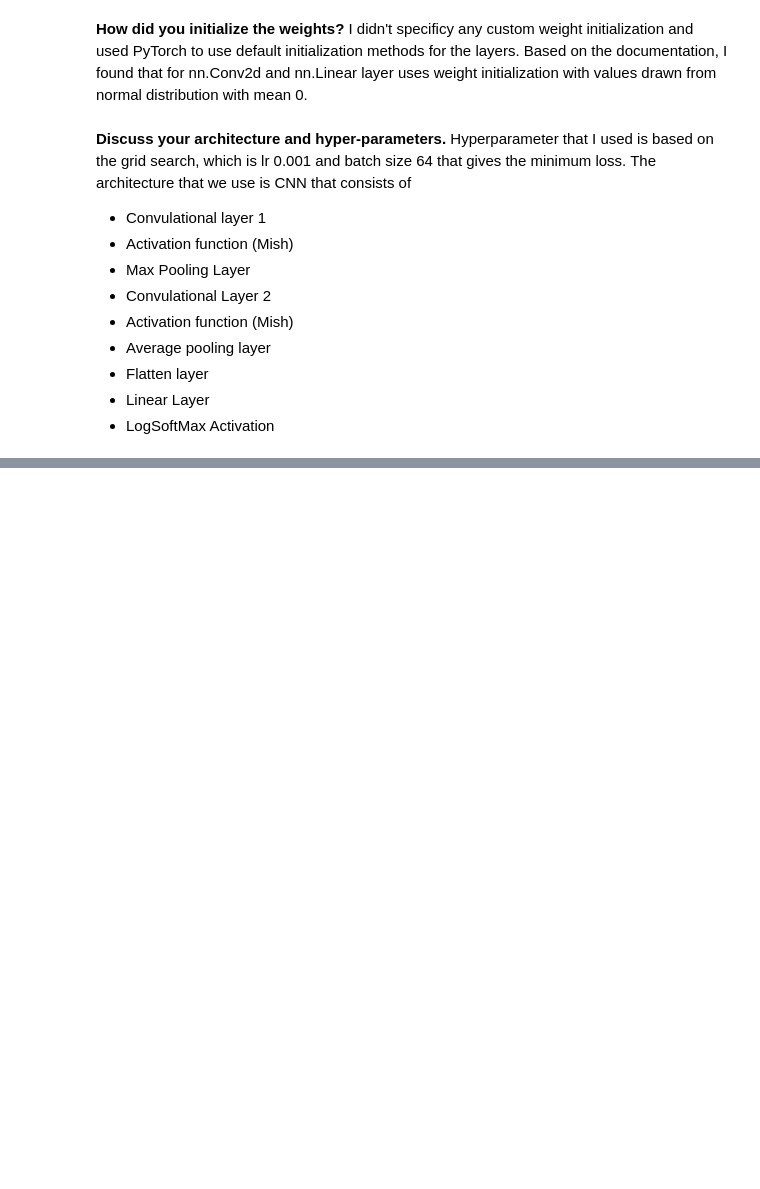
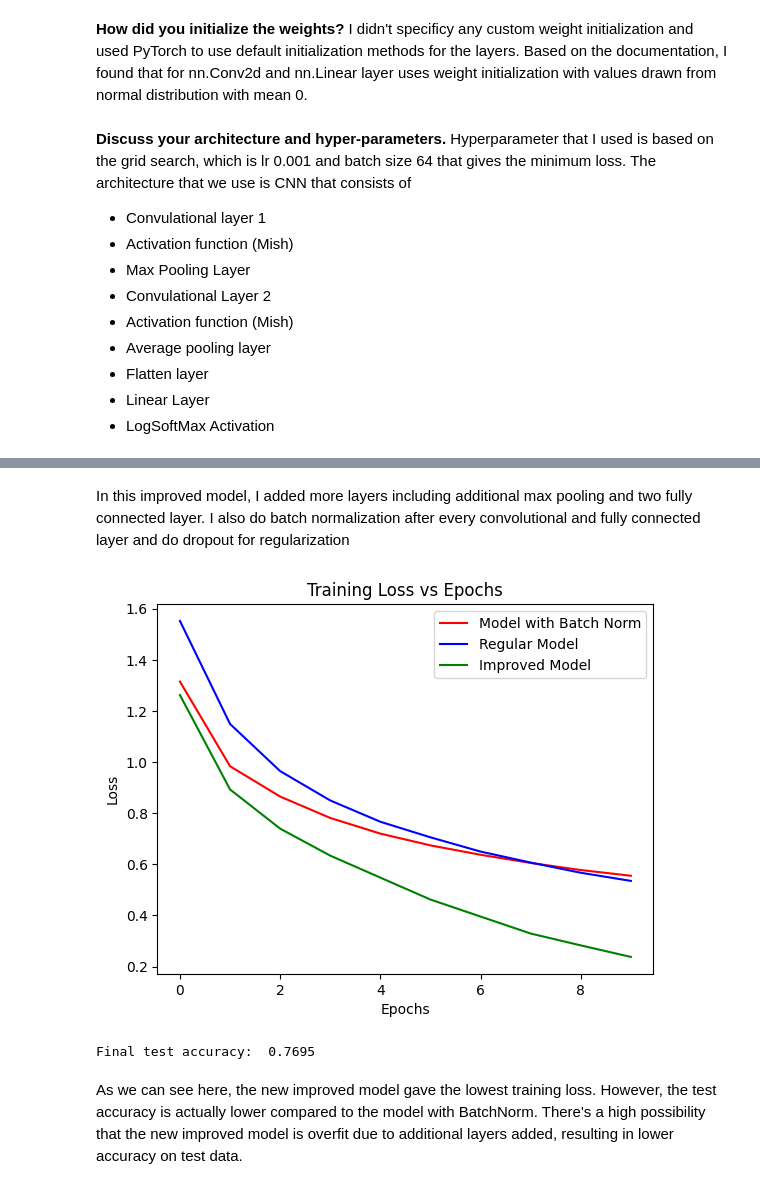
Before and after one commit to anastasiarenata1/deeplearning, a Jupyter notebook: ResNet-50_Transfer_Learning_Transformers.ipynb, the cells around one changed output, grey strips where cells are left out. Cells and saved outputs as stored; diff of their text form; code cells hidden in the pictures; blank space fills up the shorter version.

```diff
--- a/ResNet-50_Transfer_Learning_Transformers.ipynb
+++ b/ResNet-50_Transfer_Learning_Transformers.ipynb
@@ -534,0 +638,2 @@ Final test accuracy:  0.7596
+# %% [markdown]
+In this improved model, I added more layers including additional max pooling and two fully connected layer. I also do batch normalization after every convolutional and fully connected layer and do dropout for regularization
@@ -534,0 +676,22 @@ Final test accuracy:  0.7596
+# %%
+number_epoch=10
+lr= 0.001
+epoch_loss_improved= train_model(model_improved, train_loader, number_epoch, lr)
+# %%
+plt.plot(range(number_epoch), epoch_loss_batch_norm,'r', label="Model with Batch Norm")
+plt.plot(range(number_epoch), epoch_loss_all, 'b',label="Regular Model")
+plt.plot(range(number_epoch), epoch_loss_improved, 'g',label="Improved Model")
+plt.xlabel("Epochs")
+plt.ylabel("Loss")
+plt.title('Training Loss vs Epochs')
+plt.legend()
+plt.show()
+# %% [output]
+[figure, added]
+# %%
+test_accuracy= evaluate_model(model_improved, test_loader)
+print("Final test accuracy: ", test_accuracy)
+# %% [output]
+Final test accuracy:  0.7695
+# %% [markdown]
+As we can see here, the new improved model gave the lowest training loss. However, the test accuracy is actually lower compared to the model with BatchNorm. There's a high possibility that the new improved model is overfit due to additional layers added, resulting in lower accuracy on test data.
```
Also changed, not shown: parts of 18 cells of this notebook.
